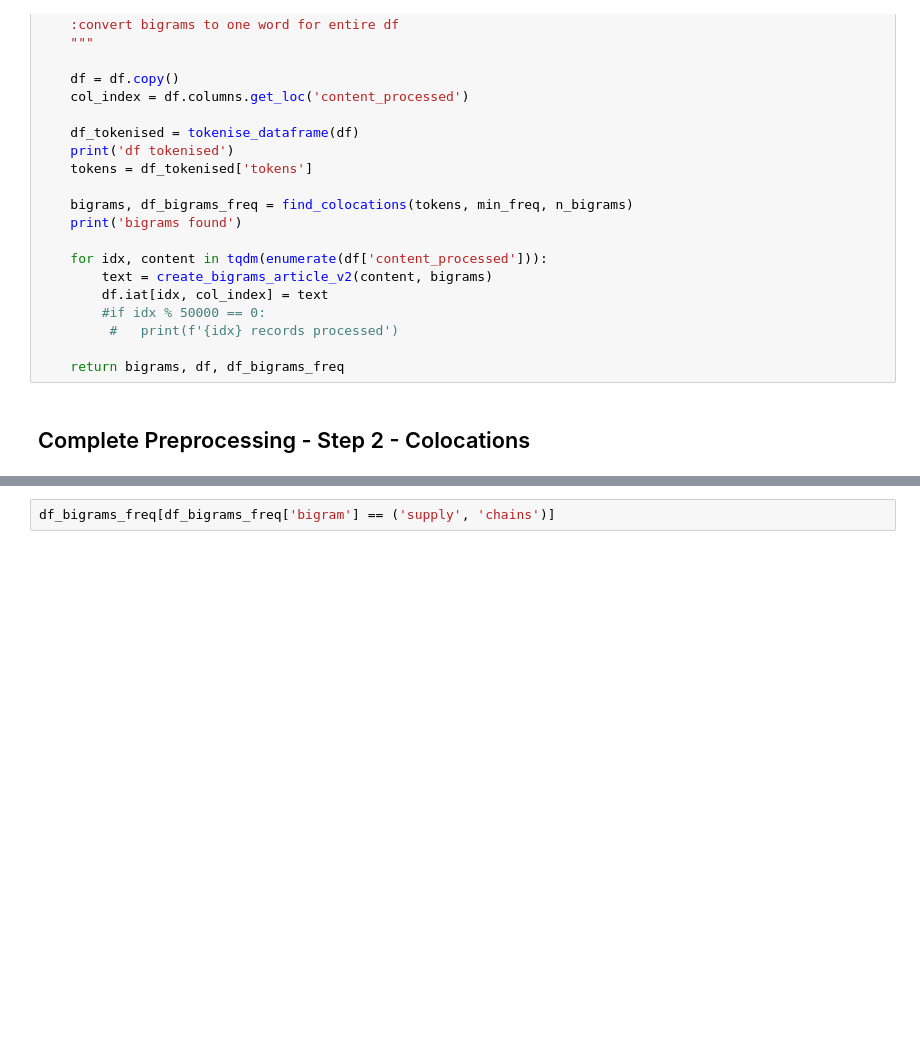
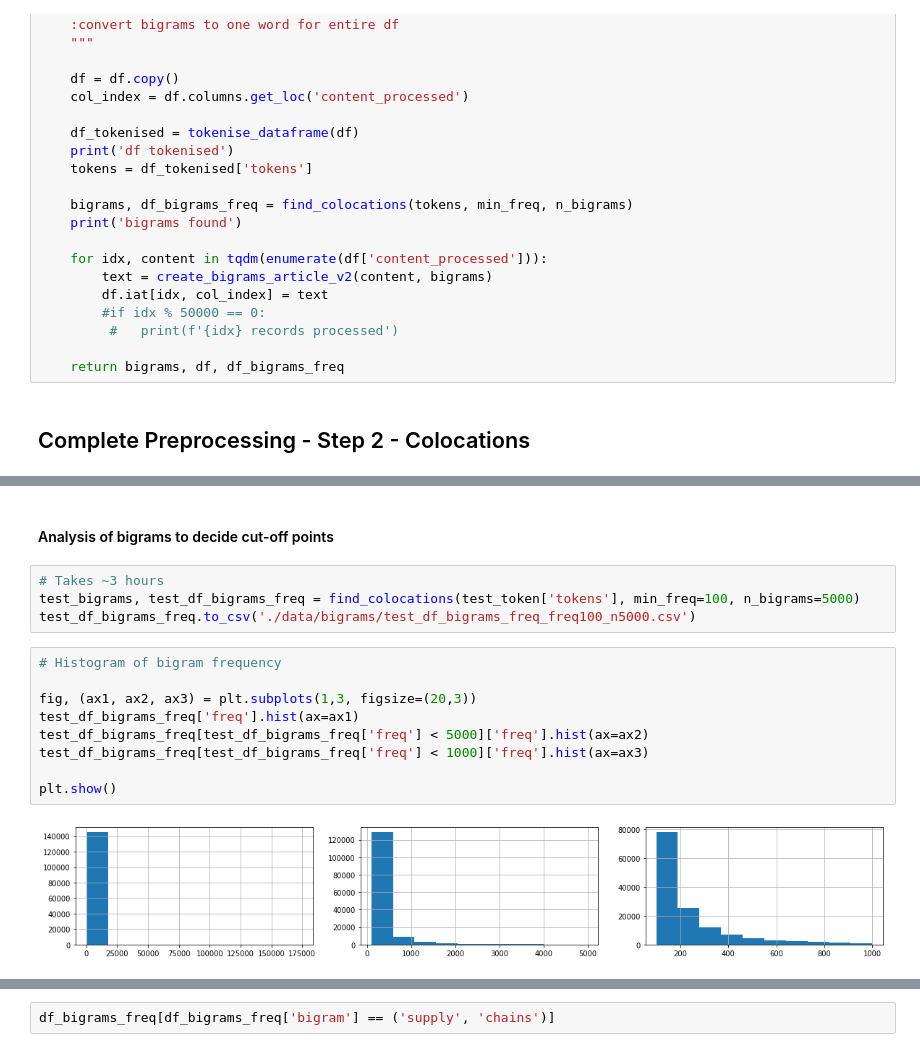
Before and after one commit to TraceyEtheridge/Thesis, a Jupyter notebook: 01_Data_Preprocessing.ipynb, the cells around one changed output, grey strips where cells are left out. Drawn from its saved outputs; the diff is of its cells as text; blank space fills up the shorter version.

```diff
--- a/Data_Preprocessing.ipynb
+++ b/01_Data_Preprocessing.ipynb
@@ -513,0 +506,17 @@ KeyboardInterrupt:
+# %% [markdown]
+#### Analysis of bigrams to decide cut-off points
+# %%
+# Takes ~3 hours
+test_bigrams, test_df_bigrams_freq = find_colocations(test_token['tokens'], min_freq=100, n_bigrams=5000)
+test_df_bigrams_freq.to_csv('./data/bigrams/test_df_bigrams_freq_freq100_n5000.csv')
+# %%
+# Histogram of bigram frequency
+
+fig, (ax1, ax2, ax3) = plt.subplots(1,3, figsize=(20,3))
+test_df_bigrams_freq['freq'].hist(ax=ax1)
+test_df_bigrams_freq[test_df_bigrams_freq['freq'] < 5000]['freq'].hist(ax=ax2)
+test_df_bigrams_freq[test_df_bigrams_freq['freq'] < 1000]['freq'].hist(ax=ax3)
+
+plt.show()
+# %% [output]
+[figure, added]
```
Also changed, not shown: parts of 14 cells of this notebook, 1 other file.
